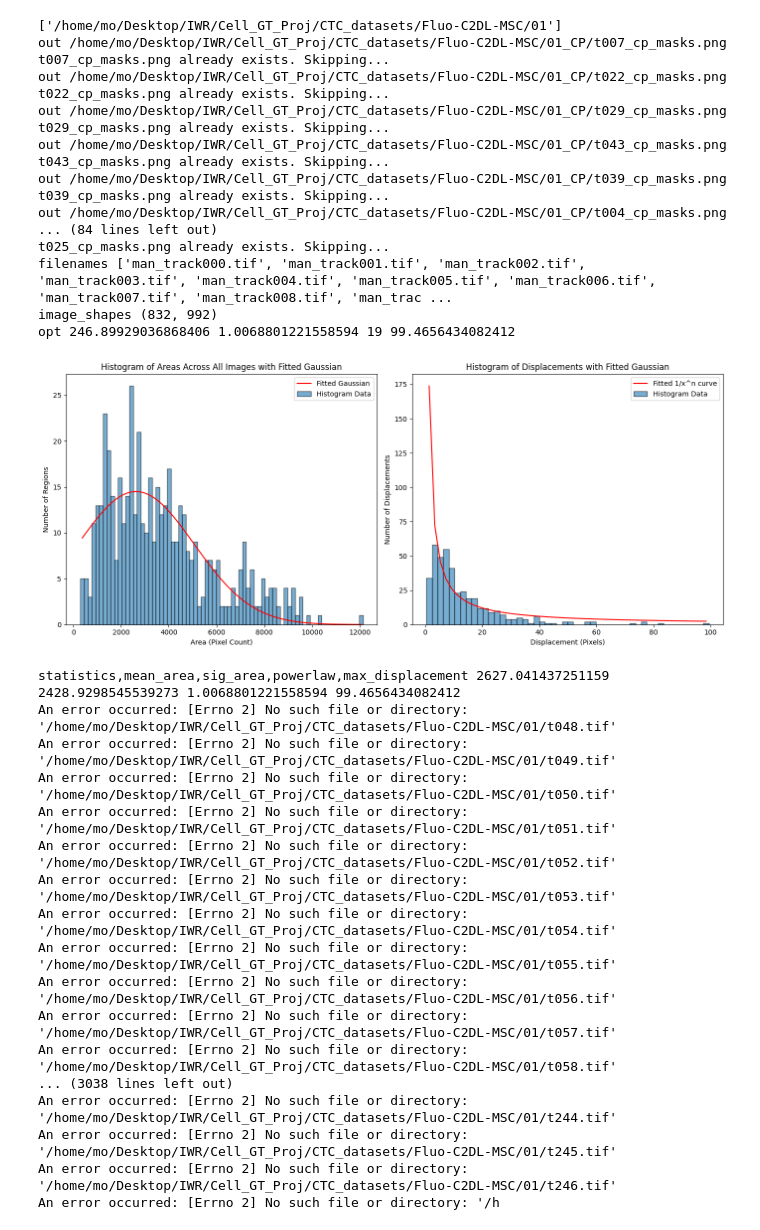
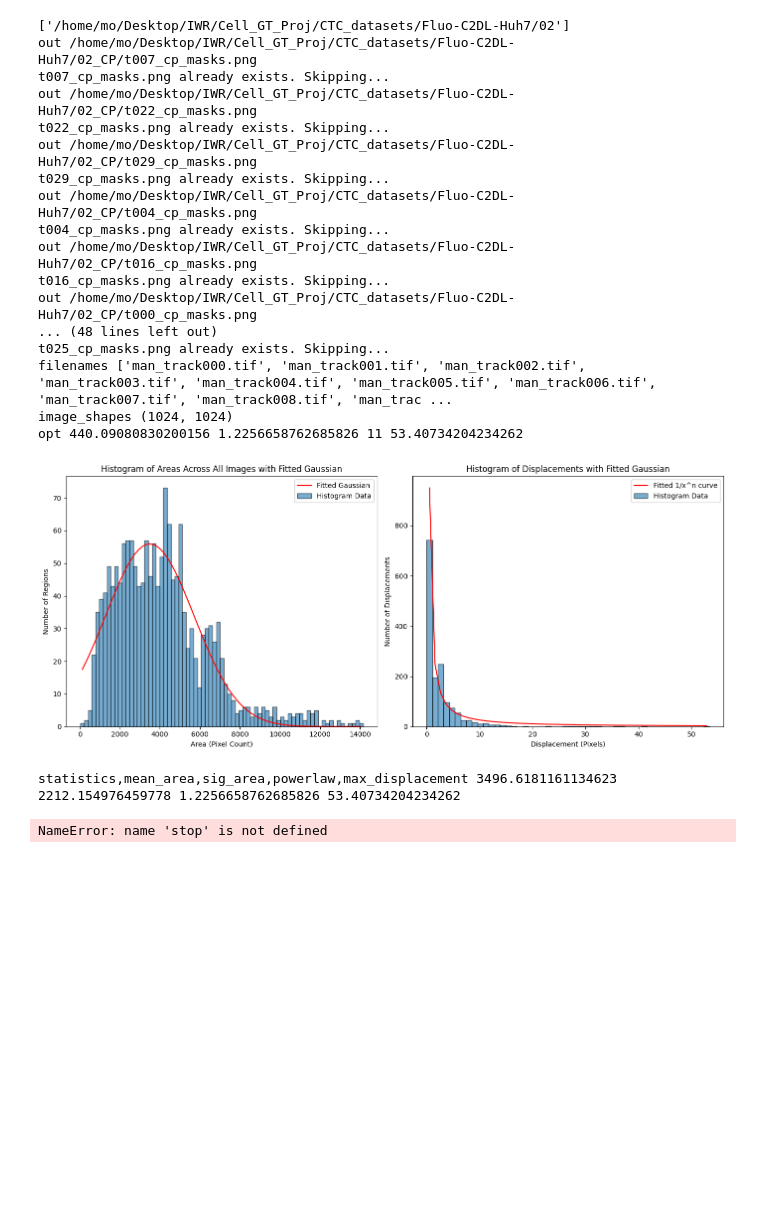
Before and after one commit to mosturm/IWR_CellTrack, a Jupyter notebook: CTC2CNetpipeline.ipynb, the cells around one changed output. Cells and saved outputs as stored; diff of their text form; code cells hidden in the pictures; blank space fills up the shorter version.

```diff
--- a/CTC2CNetpipeline.ipynb
+++ b/CTC2CNetpipeline.ipynb
@@ -1081,47 +1081,32 @@ def generate_XY_pairs(path,mu,sig,shape,name, save_dir):
 # %%
-path='/home/mo/Desktop/IWR/Cell_GT_Proj/CTC_datasets/Fluo-C2DL-MSC'
-name='MSC'
+path='/home/mo/Desktop/IWR/Cell_GT_Proj/CTC_datasets/Fluo-C2DL-Huh7'
+name='HUH'
 save_path='/home/mo/Desktop/IWR/Cell_GT_Proj/CTC_datasets_new/'
-diameter=60
+diameter=46
 
 
 
 save_dir=save_path+name+'_train'
 
 generate_CTC_datasets(path,name,save_dir,diameter)
 # %% [output]
-['/home/mo/Desktop/IWR/Cell_GT_Proj/CTC_datasets/Fluo-C2DL-MSC/01']
-out /home/mo/Desktop/IWR/Cell_GT_Proj/CTC_datasets/Fluo-C2DL-MSC/01_CP/t007_cp_masks.png
+['/home/mo/Desktop/IWR/Cell_GT_Proj/CTC_datasets/Fluo-C2DL-Huh7/02']
+out /home/mo/Desktop/IWR/Cell_GT_Proj/CTC_datasets/Fluo-C2DL-Huh7/02_CP/t007_cp_masks.png
 t007_cp_masks.png already exists. Skipping...
-out /home/mo/Desktop/IWR/Cell_GT_Proj/CTC_datasets/Fluo-C2DL-MSC/01_CP/t022_cp_masks.png
+out /home/mo/Desktop/IWR/Cell_GT_Proj/CTC_datasets/Fluo-C2DL-Huh7/02_CP/t022_cp_masks.png
 t022_cp_masks.png already exists. Skipping...
-out /home/mo/Desktop/IWR/Cell_GT_Proj/CTC_datasets/Fluo-C2DL-MSC/01_CP/t029_cp_masks.png
+out /home/mo/Desktop/IWR/Cell_GT_Proj/CTC_datasets/Fluo-C2DL-Huh7/02_CP/t029_cp_masks.png
 t029_cp_masks.png already exists. Skipping...
-out /home/mo/Desktop/IWR/Cell_GT_Proj/CTC_datasets/Fluo-C2DL-MSC/01_CP/t043_cp_masks.png
-t043_cp_masks.png already exists. Skipping...
-out /home/mo/Desktop/IWR/Cell_GT_Proj/CTC_datasets/Fluo-C2DL-MSC/01_CP/t039_cp_masks.png
-t039_cp_masks.png already exists. Skipping...
-out /home/mo/Desktop/IWR/Cell_GT_Proj/CTC_datasets/Fluo-C2DL-MSC/01_CP/t004_cp_masks.png
-... (84 lines left out)
+out /home/mo/Desktop/IWR/Cell_GT_Proj/CTC_datasets/Fluo-C2DL-Huh7/02_CP/t004_cp_masks.png
+t004_cp_masks.png already exists. Skipping...
+out /home/mo/Desktop/IWR/Cell_GT_Proj/CTC_datasets/Fluo-C2DL-Huh7/02_CP/t016_cp_masks.png
+t016_cp_masks.png already exists. Skipping...
+out /home/mo/Desktop/IWR/Cell_GT_Proj/CTC_datasets/Fluo-C2DL-Huh7/02_CP/t000_cp_masks.png
+... (48 lines left out)
 t025_cp_masks.png already exists. Skipping...
 filenames ['man_track000.tif', 'man_track001.tif', 'man_track002.tif', 'man_track003.tif', 'man_track004.tif', 'man_track005.tif', 'man_track006.tif', 'man_track007.tif', 'man_track008.tif', 'man_trac ...
-image_shapes (832, 992)
-opt 246.89929036868406 1.0068801221558594 19 99.4656434082412
+image_shapes (1024, 1024)
+opt 440.09080830200156 1.2256658762685826 11 53.40734204234262
-[figure, old version]
+[figure, new version]
-statistics,mean_area,sig_area,powerlaw,max_displacement 2627.041437251159 2428.9298545539273 1.0068801221558594 99.4656434082412
-An error occurred: [Errno 2] No such file or directory: '/home/mo/Desktop/IWR/Cell_GT_Proj/CTC_datasets/Fluo-C2DL-MSC/01/t048.tif'
-An error occurred: [Errno 2] No such file or directory: '/home/mo/Desktop/IWR/Cell_GT_Proj/CTC_datasets/Fluo-C2DL-MSC/01/t049.tif'
-An error occurred: [Errno 2] No such file or directory: '/home/mo/Desktop/IWR/Cell_GT_Proj/CTC_datasets/Fluo-C2DL-MSC/01/t050.tif'
-An error occurred: [Errno 2] No such file or directory: '/home/mo/Desktop/IWR/Cell_GT_Proj/CTC_datasets/Fluo-C2DL-MSC/01/t051.tif'
-An error occurred: [Errno 2] No such file or directory: '/home/mo/Desktop/IWR/Cell_GT_Proj/CTC_datasets/Fluo-C2DL-MSC/01/t052.tif'
-An error occurred: [Errno 2] No such file or directory: '/home/mo/Desktop/IWR/Cell_GT_Proj/CTC_datasets/Fluo-C2DL-MSC/01/t053.tif'
-An error occurred: [Errno 2] No such file or directory: '/home/mo/Desktop/IWR/Cell_GT_Proj/CTC_datasets/Fluo-C2DL-MSC/01/t054.tif'
-An error occurred: [Errno 2] No such file or directory: '/home/mo/Desktop/IWR/Cell_GT_Proj/CTC_datasets/Fluo-C2DL-MSC/01/t055.tif'
-An error occurred: [Errno 2] No such file or directory: '/home/mo/Desktop/IWR/Cell_GT_Proj/CTC_datasets/Fluo-C2DL-MSC/01/t056.tif'
-An error occurred: [Errno 2] No such file or directory: '/home/mo/Desktop/IWR/Cell_GT_Proj/CTC_datasets/Fluo-C2DL-MSC/01/t057.tif'
-An error occurred: [Errno 2] No such file or directory: '/home/mo/Desktop/IWR/Cell_GT_Proj/CTC_datasets/Fluo-C2DL-MSC/01/t058.tif'
-... (3038 lines left out)
-An error occurred: [Errno 2] No such file or directory: '/home/mo/Desktop/IWR/Cell_GT_Proj/CTC_datasets/Fluo-C2DL-MSC/01/t244.tif'
-An error occurred: [Errno 2] No such file or directory: '/home/mo/Desktop/IWR/Cell_GT_Proj/CTC_datasets/Fluo-C2DL-MSC/01/t245.tif'
-An error occurred: [Errno 2] No such file or directory: '/home/mo/Desktop/IWR/Cell_GT_Proj/CTC_datasets/Fluo-C2DL-MSC/01/t246.tif'
-An error occurred: [Errno 2] No such file or directory: '/h
+statistics,mean_area,sig_area,powerlaw,max_displacement 3496.6181161134623 2212.154976459778 1.2256658762685826 53.40734204234262
+NameError: name 'stop' is not defined
```
Also changed, not shown: parts of 1 cell of this notebook, 2 other files.
